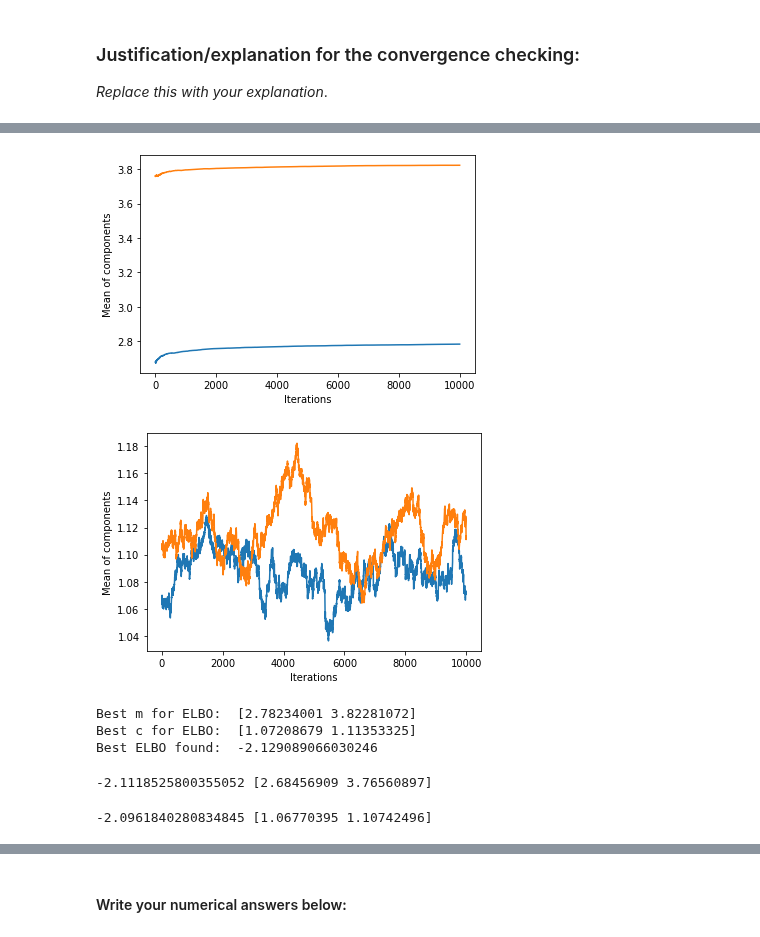
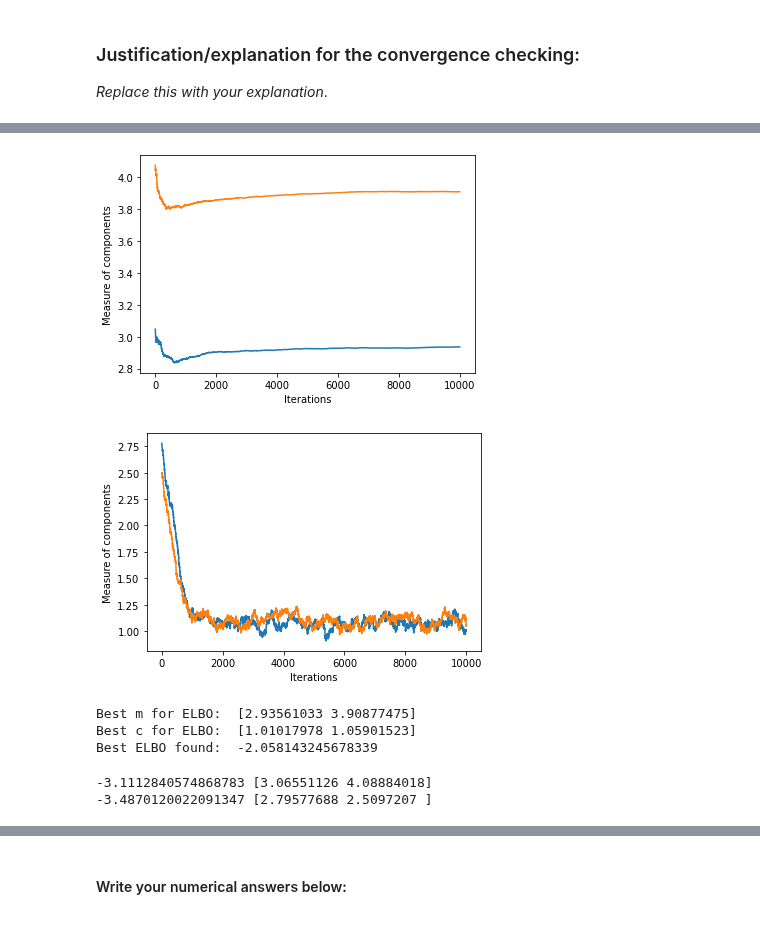
Before and after one commit to vyeoms/assignments, a Jupyter notebook: compstat/VictorYeom_Exam.ipynb, the cells around one changed output, grey strips where cells are left out. Drawn from its saved outputs; the diff is of its cells as text; code cells hidden in the pictures.

```diff
--- a/compstat/VictorYeom_Exam.ipynb
+++ b/compstat/VictorYeom_Exam.ipynb
@@ -631,12 +631,14 @@ def dsvi(sample_z, m0, c0, gradient, rho_0, record_history = False, niters=10000
     return m, np.abs(c)
 
 def estimate_elbo(m,c,logp,ns=1000):
-    """Estimate ELBO via Monte Carlo."""  # Could you use other methods here?
+    """Estimate ELBO via Monte Carlo."""
     # ELBO = E_q[log p] - E_q[log q]
     x = c * npr.randn(ns, 2) + m
     H = stats.multivariate_normal.entropy() # H = -E_q[log q] is the entropy of q
     log_mean = np.zeros(ns)
     log_ns = np.log(ns)
+
+    # Calculate the expected value E_q[log p]
     for i in range(ns):
         log_mean[i] = logp(x[i]) - log_ns
     return scs.logsumexp(log_mean) + H
@@ -644,7 +646,7 @@ def estimate_elbo(m,c,logp,ns=1000):
 def plot_utility(history):
     plt.plot(history)
     plt.xlabel('Iterations')
-    plt.ylabel('Mean of components')
+    plt.ylabel('Measure of components')
     plt.show()
     return
 
@@ -664,46 +666,46 @@ def explore_wide_range_elbo(logTarget=logTarget, N_search = 10, change_m = False
         for m0 in prob_space_0:
             for m1 in prob_space_1:
                 tested_vars = np.array([m0, m1])
-                m, c = dsvi(lambda size: npr.normal(size=size), tested_vars, np.ones(2), autograd.grad(logTarget), 0.2, niters=500)
+                m, c = dsvi(lambda size: npr.normal(size=size), tested_vars, 4*np.ones(2), autograd.grad(logTarget), 0.6, niters=500)
                 elbo_estimated = estimate_elbo(m, c, logTarget, 500)
                 if opt_elbo < elbo_estimated:
                     opt_elbo = elbo_estimated
                     opt_space = m
     else:
         # Search space for maximization of parameters for c. Since the absolute value of C is taken, we limit the
         # search to positives
         prob_space_0 = np.linspace(1, N_search, N_search)
         prob_space_1 = np.linspace(1, N_search, N_search)
 
         for c0 in prob_space_0:
             for c1 in prob_space_1:
                 tested_vars = np.array([c0, c1])
-                m, c = dsvi(lambda size: npr.normal(size=size), np.array([3, 4]), tested_vars, autograd.grad(logTarget), 0.2, niters=500)
+                m, c = dsvi(lambda size: npr.normal(size=size), np.zeros(2), tested_vars, autograd.grad(logTarget), 0.6, niters=500)
                 elbo_estimated = estimate_elbo(m, c, logTarget, 500)
                 if opt_elbo < elbo_estimated:
                     opt_elbo = elbo_estimated
                     opt_space = c
     return opt_elbo, opt_space
 
 npr.seed(0)
-m0 = np.array( [ 2.68, 3.76 ] )
-c0 = np.array( [ 1.07, 1.107 ] )
-m, c, mv, cv = dsvi(lambda size: npr.normal(size=size), m0, c0, autograd.grad(logTarget), 0.1, True)
+m0 = np.array( [ 3.06, 4.08 ] )
+c0 = np.array( [ 2.8, 2.5 ] )
+m, c, mv, cv = dsvi(lambda size: npr.normal(size=size), m0, c0, autograd.grad(logTarget), 0.5, True)
 
 plot_utility(mv)
 plot_utility(cv)
 
 best_elbo = estimate_elbo(m,c,logTarget,ns=int(1e5))
 
 print("Best m for ELBO: ", m)
 print("Best c for ELBO: ", c)
 print("Best ELBO found: ", best_elbo)
 # %% [output]
-[figure, old version]
+[figure, new version]
-[figure, old version]
+[figure, new version]
-Best m for ELBO:  [2.78234001 3.82281072]
-Best c for ELBO:  [1.07208679 1.11353325]
-Best ELBO found:  -2.129089066030246
+Best m for ELBO:  [2.93561033 3.90877475]
+Best c for ELBO:  [1.01017978 1.05901523]
+Best ELBO found:  -2.058143245678339
 # %%
 """
 EXPLORATORY SEARCH FOR RANGE OF VALUES THAT MAXIMIZE ELBO
@@ -712,10 +714,11 @@ UNCOMMENT THE CODE IN THIS CELL TO LOOK FOR ELBO ESTIMATES IN A RANGE OF VALUES
 FOR BOTH M AND C. THE FUNCTION explore_wide_range_elbo() IS SLOW, SO IT IS RAN ONCE TO FIND A
 ROUGH VALUE FOR M AND C TO FINE TUNE LATER
 """
+npr.seed(0)
 # m_elbo, m = explore_wide_range_elbo(change_m = True)
 # print(m_elbo, m)
 # c_elbo, c = explore_wide_range_elbo(change_m = False)
 # print(c_elbo, c)
 # %% [output]
--2.1118525800355052 [2.68456909 3.76560897]
+-3.1112840574868783 [3.06551126 4.08884018]
+-3.4870120022091347 [2.79577688 2.5097207 ]
--2.0961840280834845 [1.06770395 1.10742496]
```
Also changed, not shown: parts of 5 cells of this notebook.
